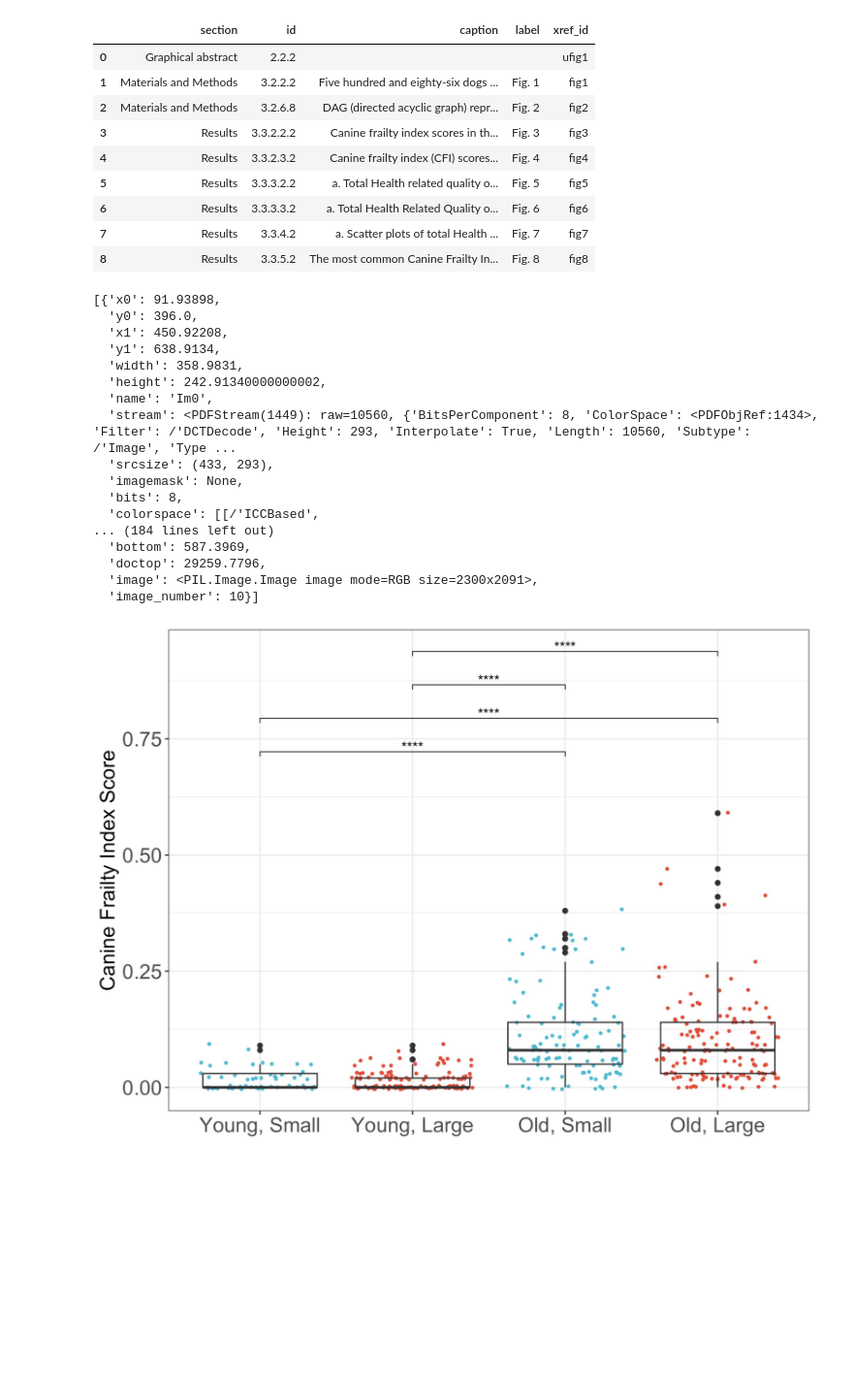
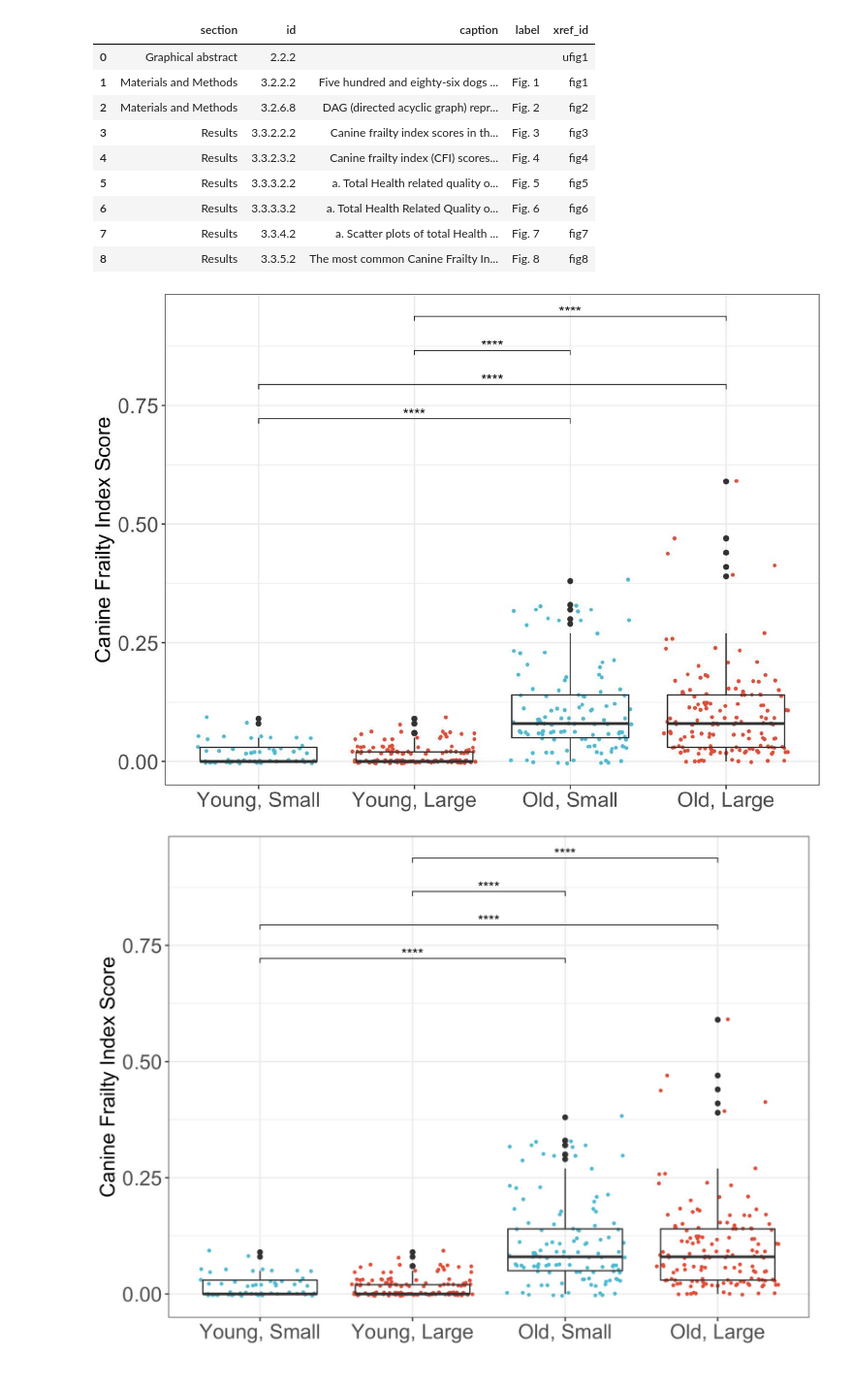
Before and after one commit to ANaka/paperview, a Jupyter notebook: notebooks/test_web_access.ipynb, the cells around one changed output. Shown at 97% size. Saved outputs shown, nothing was run; the diff lists cells and outputs as text; code cells hidden in the pictures; blank space fills up the shorter version.

```diff
--- a/notebooks/test_web_access.ipynb
+++ b/notebooks/test_web_access.ipynb
@@ -35,7 +35,8 @@ url = 'https://www.biorxiv.org/content/10.1101/2022.07.21.500746v1'
 article = Article.from_content_page_url(
     url,
     prog_bar=True,
-    extract_images=True)
+    extract_images=False,
+    )
 # %%
 article.article_detail.pdf_url
 # %% [output]
@@ -54,25 +55,9 @@ article.data['figure_captions']
 | 7 | Results | 3.3.4.2 | a. Scatter plots of total Health ... | Fig. 7 | fig7 |
 | 8 | Results | 3.3.5.2 | The most common Canine Frailty In... | Fig. 8 | fig8 |
 # %%
-article.data['images']
+article.data['images'][3]['image']
 # %% [output]
-[{'x0': 91.93898,
-  'y0': 396.0,
-  'x1': 450.92208,
-  'y1': 638.9134,
-  'width': 358.9831,
-  'height': 242.91340000000002,
-  'name': 'Im0',
-  'stream': <PDFStream(1449): raw=10560, {'BitsPerComponent': 8, 'ColorSpace': <PDFObjRef:1434>, 'Filter': /'DCTDecode', 'Height': 293, 'Interpolate': True, 'Length': 10560, 'Subtype': /'Image', 'Type ...
-  'srcsize': (433, 293),
-  'imagemask': None,
-  'bits': 8,
-  'colorspace': [[/'ICCBased',
-... (184 lines left out)
-  'bottom': 587.3969,
-  'doctop': 29259.7796,
-  'image': <PIL.Image.Image image mode=RGB size=2300x2091>,
-  'image_number': 10}]
+[figure, added]
 # %%
 article.data['images'][1]['image']
 # %% [output]
```
Also changed, not shown: parts of 6 cells of this notebook.
